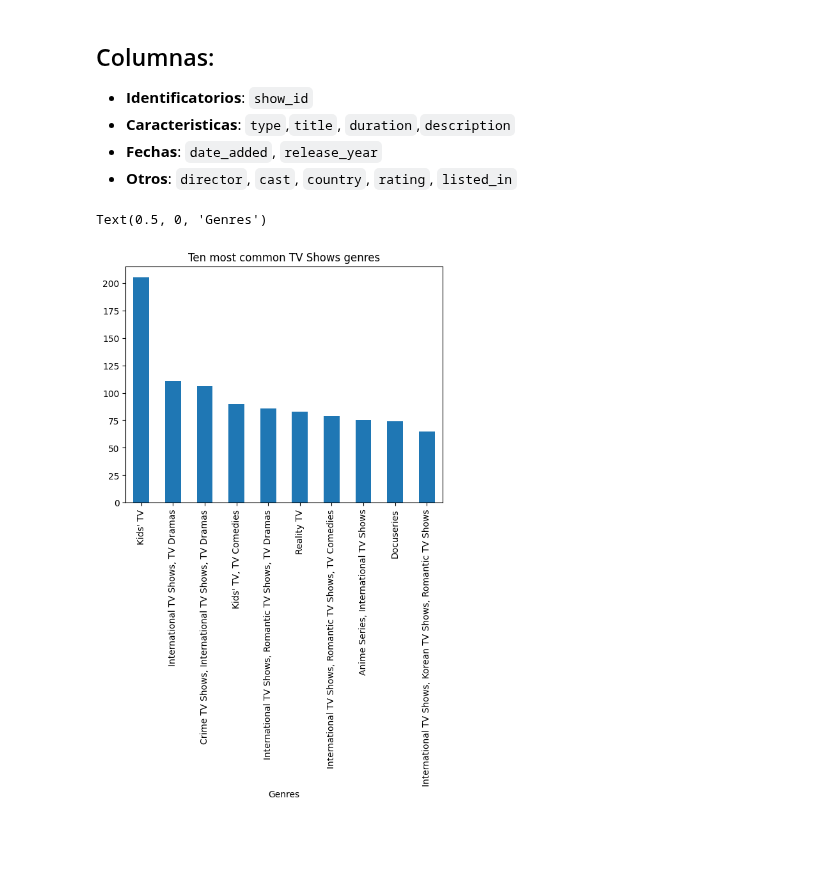
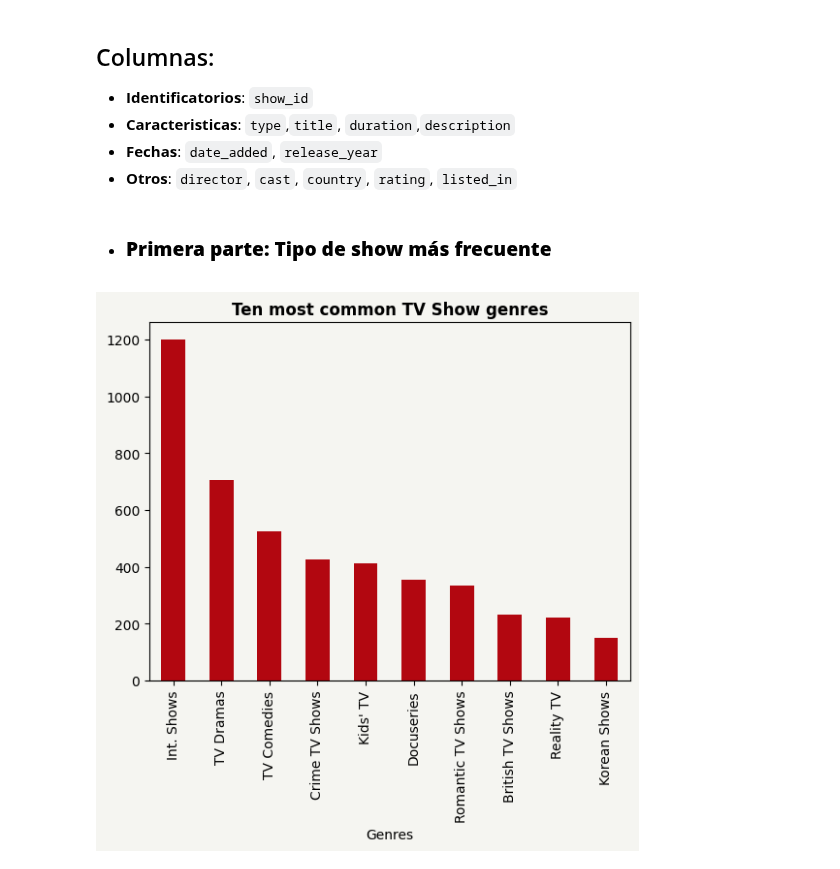
Before and after one commit to Apanizza197/AnalisisDeDatos, a Jupyter notebook: Practico2/practico_2.ipynb, the cells around one changed output. Cells and saved outputs as stored; diff of their text form; code cells hidden in the pictures; blank space fills up the shorter version.

```diff
--- a/Practico2/practico_2.ipynb
+++ b/Practico2/practico_2.ipynb
@@ -20,16 +20,16 @@ df.head()
 + **Caracteristicas**: `type`,`title`, `duration`,`description`
 + **Fechas**: `date_added`, `release_year`
 + **Otros**: `director`, `cast`, `country`, `rating`, `listed_in`
+# %%
+#Colours
+colours = ['#f5f5f1', '#e50914', '#b20710', '#221f1f']
+# %% [markdown]
++ ### **Primera parte: Tipo de show más frecuente**
 # %%
+#Dictionary of the genres
 replace_dict = {
     'International TV Shows': 'Int. Shows',
     'Korean TV Shows': 'Korean Shows',
+    'Romantic TV Shows' : 'Romcoms',
+
 }
-# %%
-#within the type = 'TV Show', find the most common listed_in and plot it in a bar chart
-df_tv = df[df['type'] == 'TV Show']
-df_tv['listed_in'].value_counts().head(10).plot(kind='bar')
-plt.title('Ten most common TV Shows genres')
-# %% [output]
-Text(0.5, 0, 'Genres')
-[figure, removed]
@@ -35,0 +39,26 @@ Text(0.5, 0, 'Genres')
+# %%
+#Cast 'listed_in' to string
+df_tv['listed_in'] = df_tv['listed_in'].astype(str)
+
+#Dropping the null values and separating them
+df_tv = df_tv.dropna(subset=['listed_in'])
+div_genres = df_tv['listed_in'].str.split(', ').explode()
+
+div_genres = div_genres.replace(replace_dict)
+genre_count = div_genres.value_counts().head(10)
+fig, ax = plt.subplots()
+
+#Creating the chart
+fig.patch.set_facecolor(color=colours[0])
+bar_colours = [colours[2]] * 10
+
+genre_count.plot(kind='bar', color=bar_colours, ax=ax)
+
+ax.set_title('Ten most common TV Show genres', fontweight = 'bold')
+ax.set_xlabel('Genres')
+
+ax.set_facecolor(colours[0])
+
+plt.show()
+# %% [output]
+[figure, added]
```
Also changed, not shown: parts of 1 cell of this notebook.
